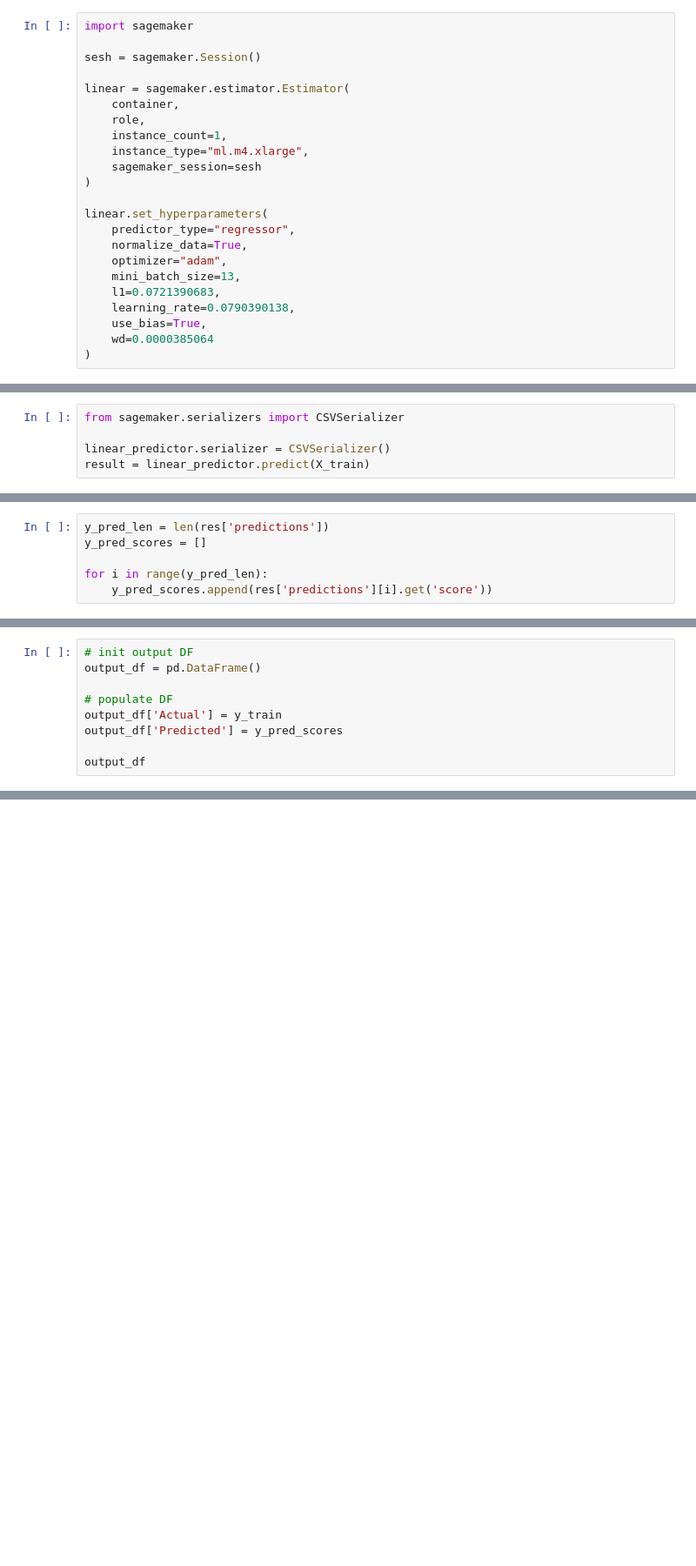
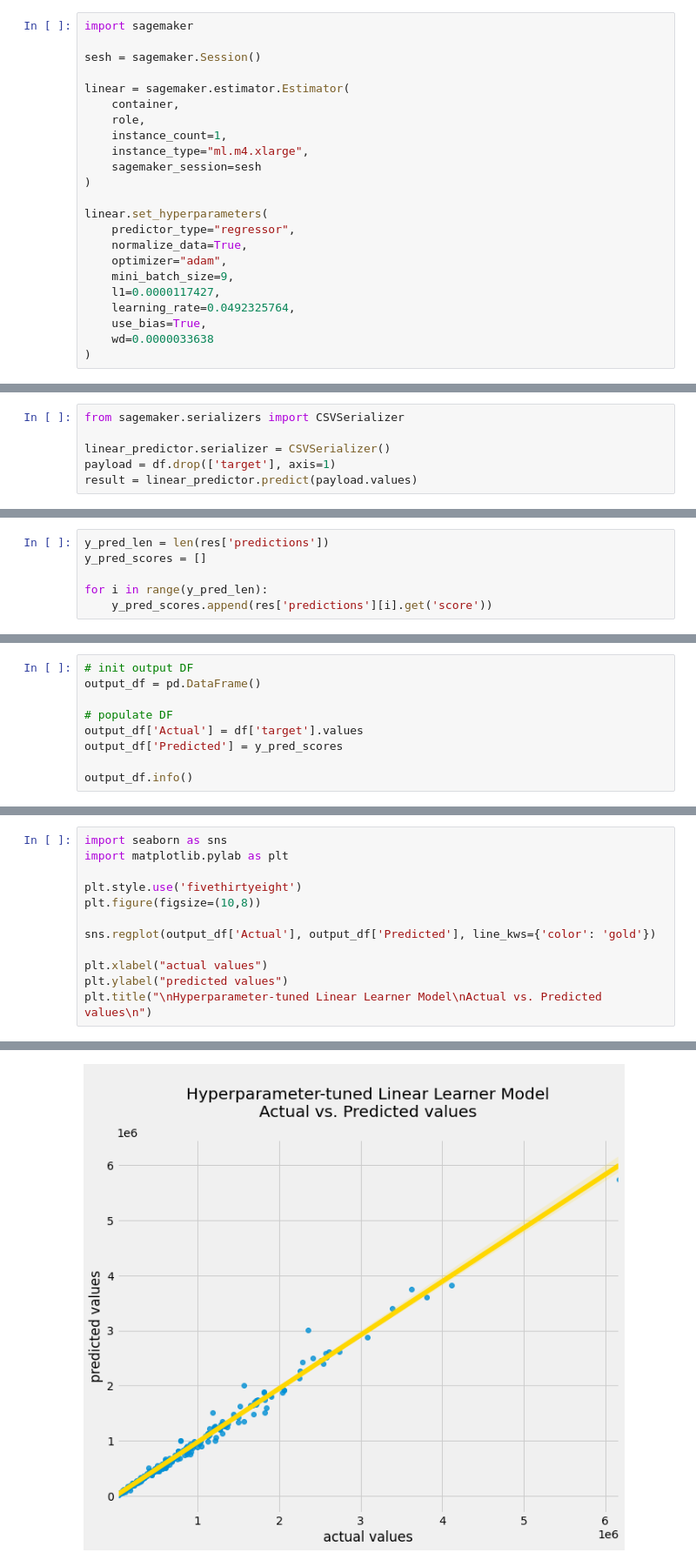
Before and after one commit to kentregs/-mynt-cadetship-mlm-repo, a Jupyter notebook: Session-3/Regalado - [009 - Challenge Lab - Building a Better Model-Copy1].ipynb, the cells around one changed output, grey strips where cells are left out. Shown at 87% size. Drawn from its saved outputs; the diff is of its cells as text; blank space fills up the shorter version.

```diff
--- a/Session-3/Regalado - [009 - Challenge Lab - Building a Better Model-Copy1].ipynb
+++ b/Session-3/Regalado - [009 - Challenge Lab - Building a Better Model-Copy1].ipynb
@@ -301,11 +326,11 @@ linear.set_hyperparameters(
     predictor_type="regressor",
     normalize_data=True,
     optimizer="adam",
-    mini_batch_size=13,
-    l1=0.0721390683,
-    learning_rate=0.0790390138,
+    mini_batch_size=9,
+    l1=0.0000117427,
+    learning_rate=0.0492325764,
     use_bias=True,
-    wd=0.0000385064
+    wd=0.0000033638
 )
 # %%
 linear.fit(inputs={"train": s3_train_data, "validation": s3_valid_data})
@@ -339,7 +362,8 @@ created endpoint: linear-learner-2021-05-24-08-13-29-583
 from sagemaker.serializers import CSVSerializer
 
 linear_predictor.serializer = CSVSerializer()
-result = linear_predictor.predict(X_train)
+payload = df.drop(['target'], axis=1)
+result = linear_predictor.predict(payload.values)
 # %%
 import json
 
@@ -358,8 +406,8 @@ for i in range(y_pred_len):
 output_df = pd.DataFrame()
 
 # populate DF
-output_df['Actual'] = y_train
+output_df['Actual'] = df['target'].values
 output_df['Predicted'] = y_pred_scores
 
-output_df
+output_df.info()
 # %% [output]
@@ -378,0 +423,13 @@ output_df
+# %%
+import seaborn as sns
+import matplotlib.pylab as plt
+
+plt.style.use('fivethirtyeight')
+plt.figure(figsize=(10,8))
+
+sns.regplot(output_df['Actual'], output_df['Predicted'], line_kws={'color': 'gold'})
+
+plt.xlabel("actual values")
+plt.ylabel("predicted values")
+plt.title("\nHyperparameter-tuned Linear Learner Model\nActual vs. Predicted values\n")
+# %% [output]
@@ -378,0 +437 @@ output_df
+[figure, added]
```
Also changed, not shown: parts of 24 cells of this notebook, 1 other file.
